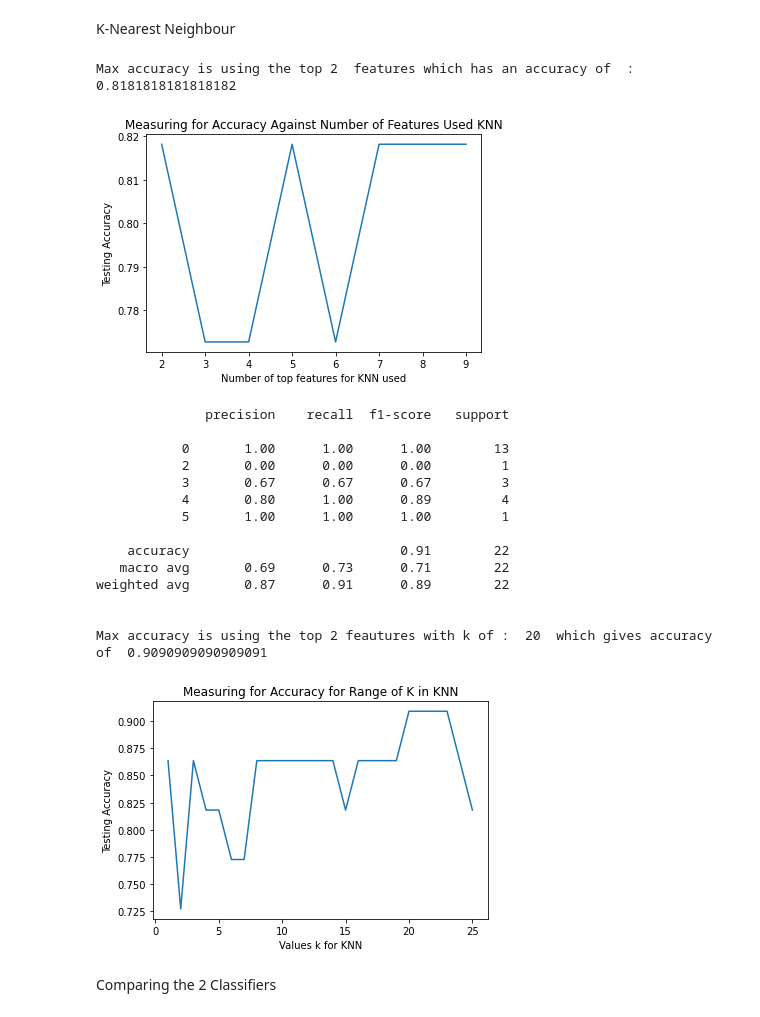
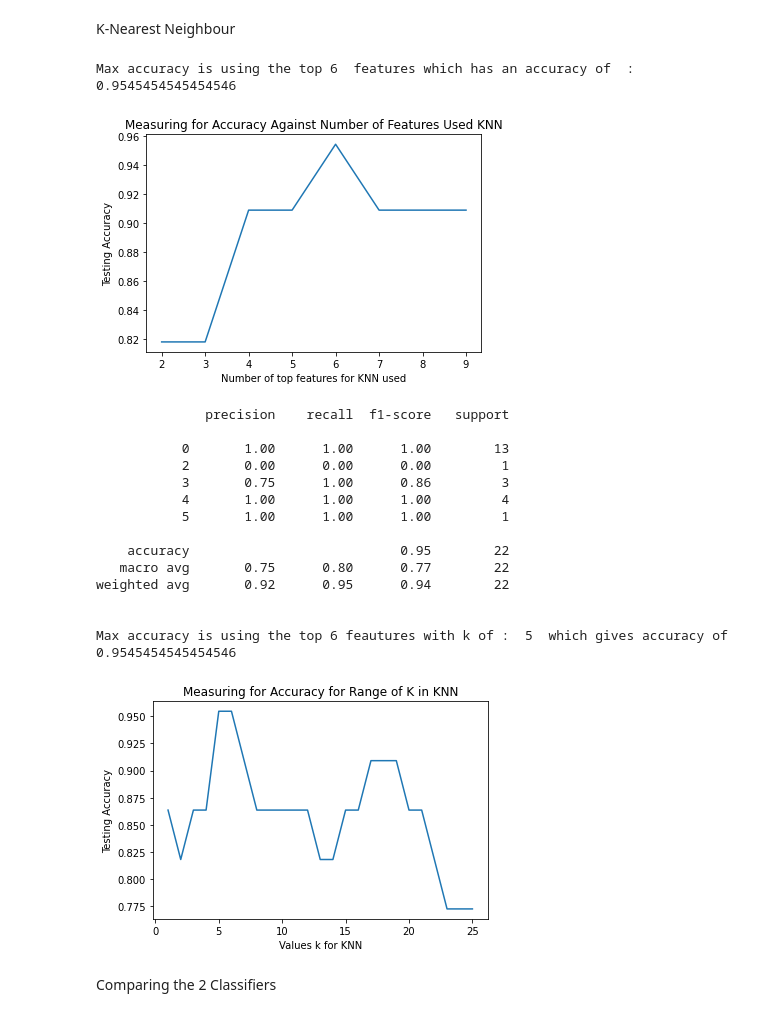
Before and after one commit to claredavies/DataScienceCoursework, a Jupyter notebook: StudentGradePredictionCoursework.ipynb, the cells around one changed output. Saved outputs shown, nothing was run; the diff lists cells and outputs as text; code cells hidden in the pictures.

```diff
--- a/StudentGradePredictionCoursework.ipynb
+++ b/StudentGradePredictionCoursework.ipynb
@@ -74,7 +74,6 @@ from sklearn.ensemble import RandomForestClassifier
 from sklearn.model_selection import train_test_split
 from sklearn import metrics
 from sklearn.metrics import classification_report
-
 
 max_accuracy_random_forrest = 0
 max_index_random_forrest = 0
@@ -96,14 +95,12 @@ for x in range_allowed:
   clf.fit(X_train,y_train)
 
   y_pred=clf.predict(X_test)
-  scores[k] = metrics.accuracy_score(y_test, y_pred)
-  scores_list.append(scores[k])
-  if(scores[k] > max_accuracy_random_forrest):
-    max_accuracy_random_forrest = scores[k]
+  scores[x] = metrics.accuracy_score(y_test, y_pred)
+  scores_list.append(scores[x])
+  if(scores[x] > max_accuracy_random_forrest):
+    max_accuracy_random_forrest = scores[x]
     max_index_random_forrest = x
     y_pred_max = y_pred
-
-print(classification_report(y_test, y_pred_max))
 
 plt.clf()
 plt.plot(range_allowed,scores_list)
@@ -111,6 +108,8 @@ plt.xlabel("Number of top features for Random Forest used")
 plt.ylabel("Testing Accuracy")
 plt.title('Measuring for Accuracy Against Number of Features Used Random Forest')
 plt.show()
-  # Model Accuracy, how often is the classifier correct?
+
+# Model Accuracy, how often is the classifier correct?
 print("Max accuracy is using the top " + str(max_index_random_forrest) + "  features which has an accuracy of  : " + str(max_accuracy_random_forrest))
+print(classification_report(y_test, y_pred_max))
 # %% [output]
@@ -153,14 +152,14 @@ for x in range_allowed:
   scaler.fit(X_train)
   X_train = scaler.transform(X_train)
   X_test = scaler.transform(X_test)
-  knn = KNeighborsClassifier(n_neighbors=k)
+  knn = KNeighborsClassifier(n_neighbors=5)
   knn.fit(X_train, y_train)
   y_pred = knn.predict(X_test)
-  scores[k] = metrics.accuracy_score(y_test, y_pred)
-  scores_list.append(scores[k])
-  if(scores[k] > max_accuracy_knn_features):
+  scores[x] = metrics.accuracy_score(y_test, y_pred)
+  scores_list.append(scores[x])
+  if(scores[x] > max_accuracy_knn_features):
     max_index_knn_features = x
-    max_accuracy_knn_features = scores[k]
+    max_accuracy_knn_features = scores[x]
 
 print("Max accuracy is using the top " + str(max_index_knn_features) + "  features which has an accuracy of  : " + str(max_accuracy_knn_features))
 
@@ -197,42 +196,42 @@ for k in k_range:
       y_pred = knn.predict(X_test)
       scores[k] = metrics.accuracy_score(y_test, y_pred)
       scores_list.append(scores[k])
       if scores[k] > max_score:
         max_k = k
         max_score = scores[k]
         y_pred_max = y_pred
 
 
 print(classification_report(y_test, y_pred_max))
 
 plt.clf()
 plt.plot(k_range,scores_list)
 plt.xlabel("Values k for KNN")
 plt.ylabel("Testing Accuracy")
 plt.title('Measuring for Accuracy for Range of K in KNN')
 
 knn_accuracy_score =  max_score
 
 print()# Printing new line
 print("Max accuracy is using the top " + str(max_index_knn_features) + " feautures with k of :  " + str(max_k) + "  which gives accuracy of  " + str(knn_accuracy_score))
 # %% [output]
-Max accuracy is using the top 2  features which has an accuracy of  : 0.8181818181818182
+Max accuracy is using the top 6  features which has an accuracy of  : 0.9545454545454546
-[figure, old version]
+[figure, new version]
               precision    recall  f1-score   support
 
            0       1.00      1.00      1.00        13
            2       0.00      0.00      0.00         1
-           3       0.67      0.67      0.67         3
-           4       0.80      1.00      0.89         4
+           3       0.75      1.00      0.86         3
+           4       1.00      1.00      1.00         4
            5       1.00      1.00      1.00         1
 
-    accuracy                           0.91        22
-   macro avg       0.69      0.73      0.71        22
-weighted avg       0.87      0.91      0.89        22
+    accuracy                           0.95        22
+   macro avg       0.75      0.80      0.77        22
+weighted avg       0.92      0.95      0.94        22
 
 
-Max accuracy is using the top 2 feautures with k of :  20  which gives accuracy of  0.9090909090909091
+Max accuracy is using the top 6 feautures with k of :  5  which gives accuracy of  0.9545454545454546
-[figure, old version]
+[figure, new version]
 # %% [markdown]
 Comparing the 2 Classifiers
 # %%
```
Also changed, not shown: parts of 3 cells of this notebook.
